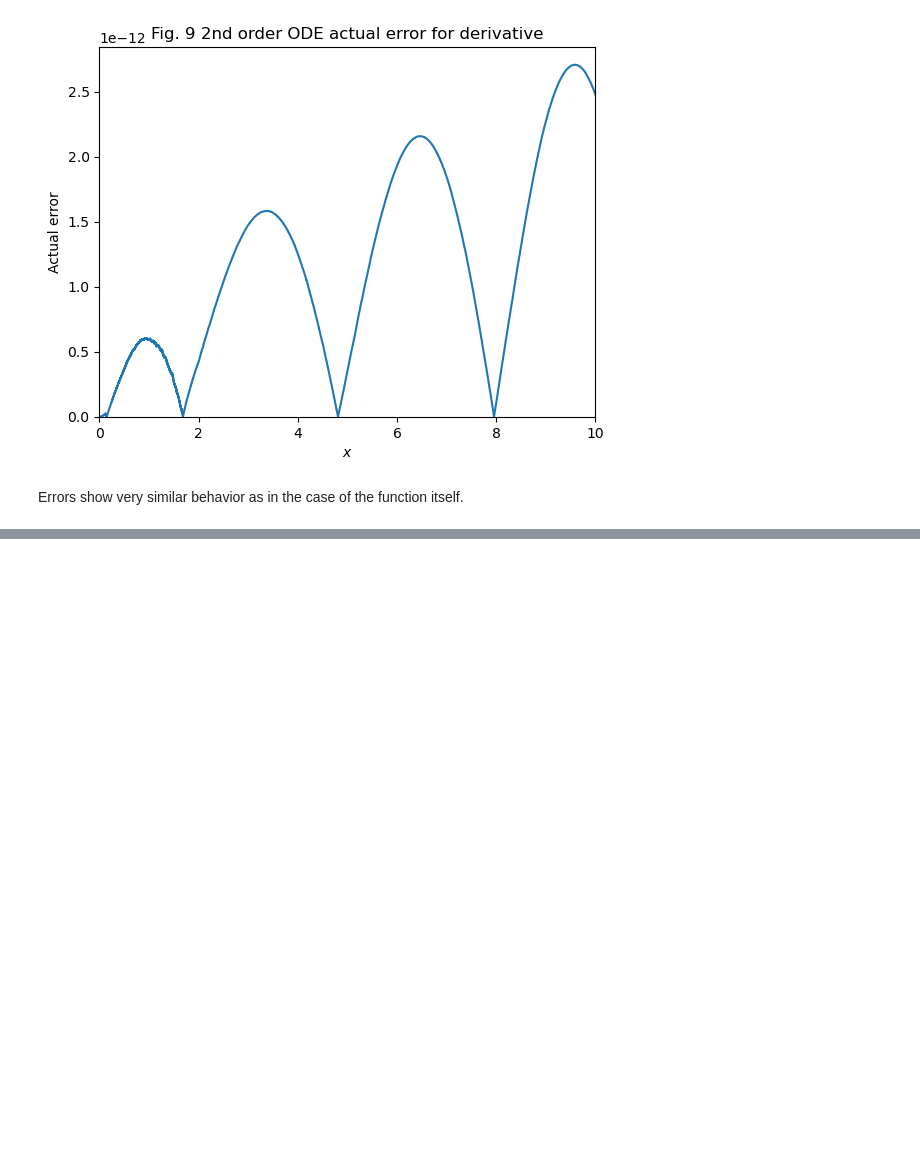
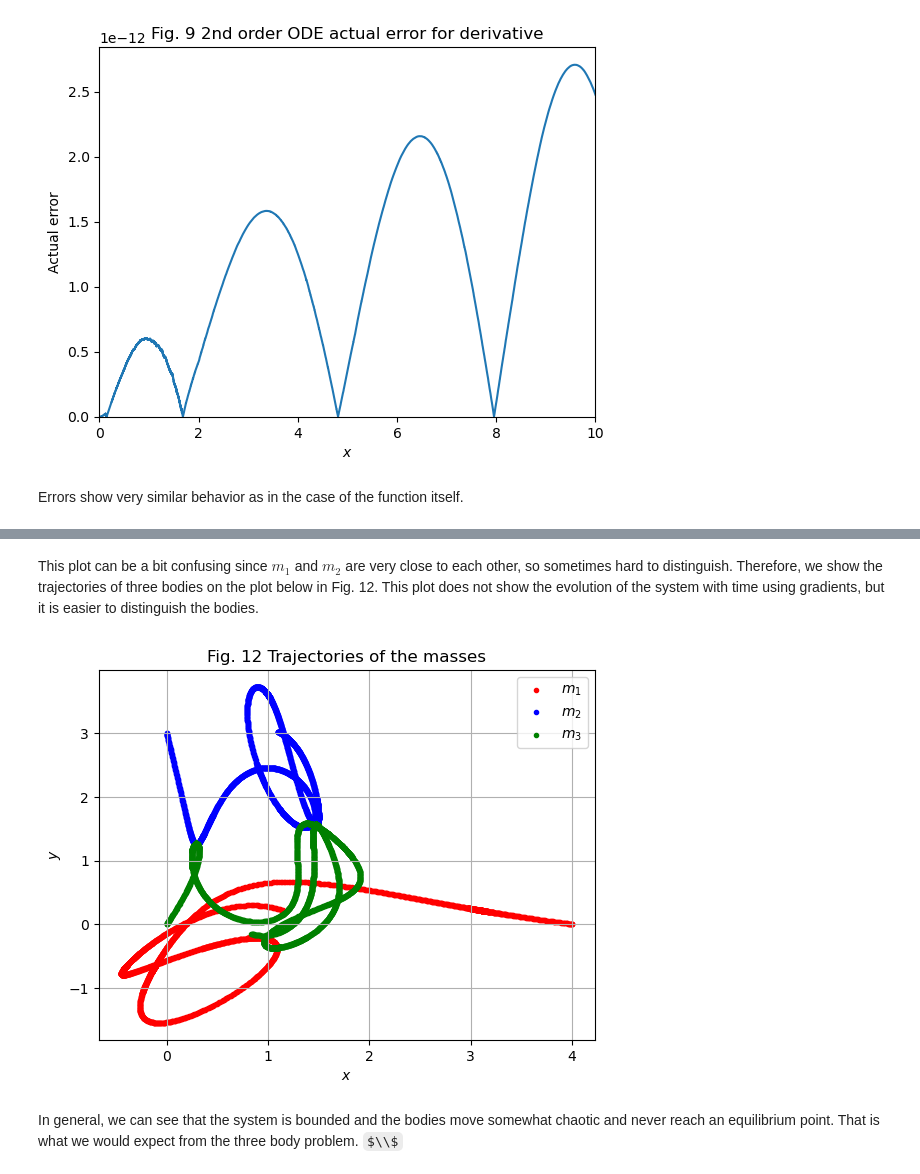
Before and after one commit to askoldvilkha/CompMethods_Astro23, a Jupyter notebook: HW3/hw3_vilkha.ipynb, the cells around one changed output, grey strips where cells are left out. Drawn from its saved outputs; the diff is of its cells as text; code cells hidden in the pictures; some formulas as TeX source; blank space fills up the shorter version.

```diff
--- a/HW3/hw3_vilkha.ipynb
+++ b/HW3/hw3_vilkha.ipynb
@@ -535,0 +680,13 @@ Errors show very similar behavior as in the case of the function itself.
+# %% [markdown]
+This plot can be a bit confusing since $m_1$ and $m_2$ are very close to each other, so sometimes hard to distinguish. Therefore, we show the trajectories of three bodies on the plot below in Fig. 12. This plot does not show the evolution of the system with time using gradients, but it is easier to distinguish the bodies.
+# %%
+plt.scatter(newton_3body_r_1.T[0], newton_3body_r_1.T[1], label = r'$m_1$', c = 'red', marker = '.')
+plt.scatter(newton_3body_r_2.T[0], newton_3body_r_2.T[1], label = r'$m_2$', c = 'blue', marker = '.')
+plt.scatter(newton_3body_r_3.T[0], newton_3body_r_3.T[1], label = r'$m_3$', c = 'green', marker = '.')
+plt.grid(True); plt.legend()
+plt.xlabel(r'$x$'); plt.ylabel(r'$y$')
+plt.title(r'Fig. 12 Trajectories of the masses');
+# %% [output]
+[figure, added]
+# %% [markdown]
+In general, we can see that the system is bounded and the bodies move somewhat chaotic and never reach an equilibrium point. That is what we would expect from the three body problem. $\\$
```
Also changed, not shown: parts of 41 cells of this notebook.
